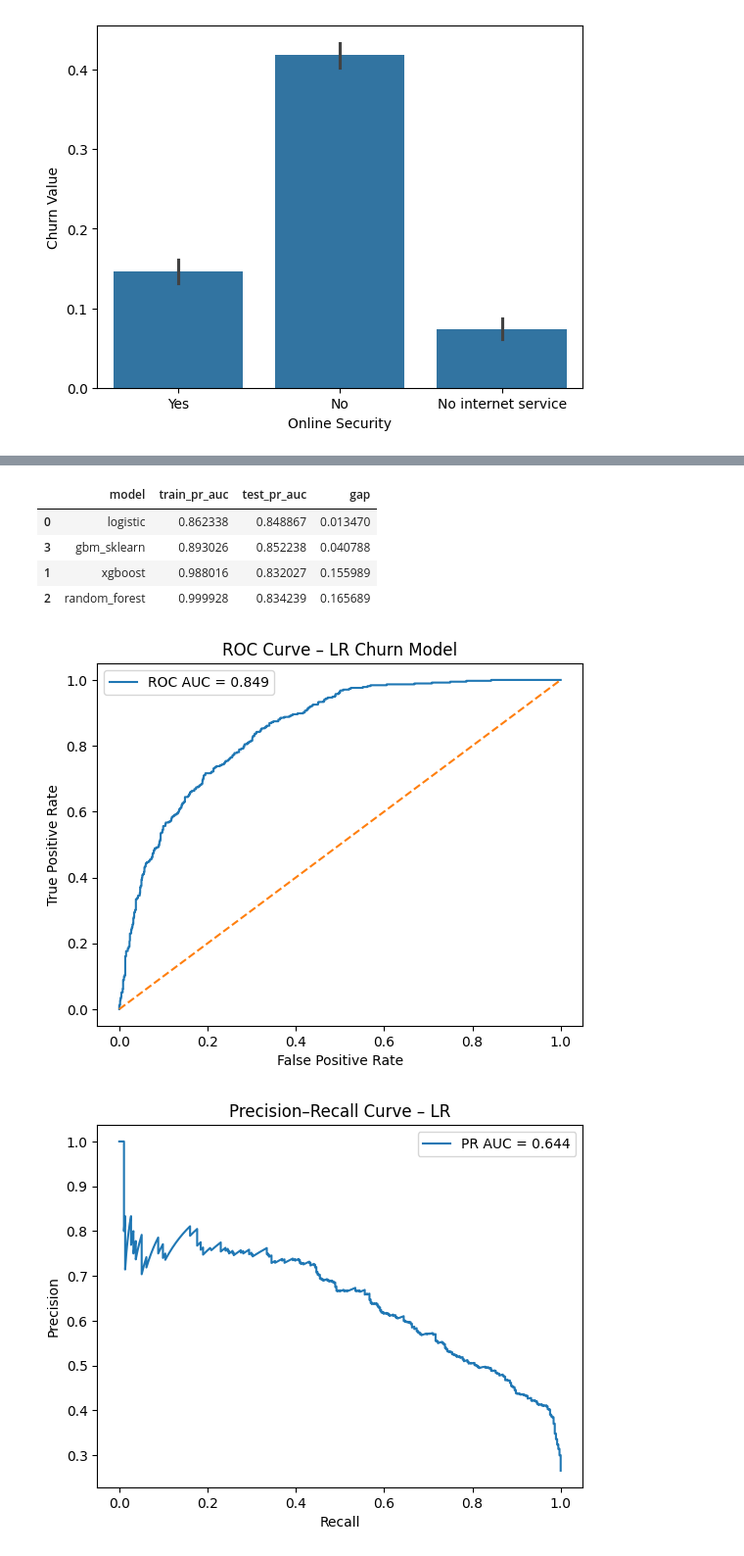
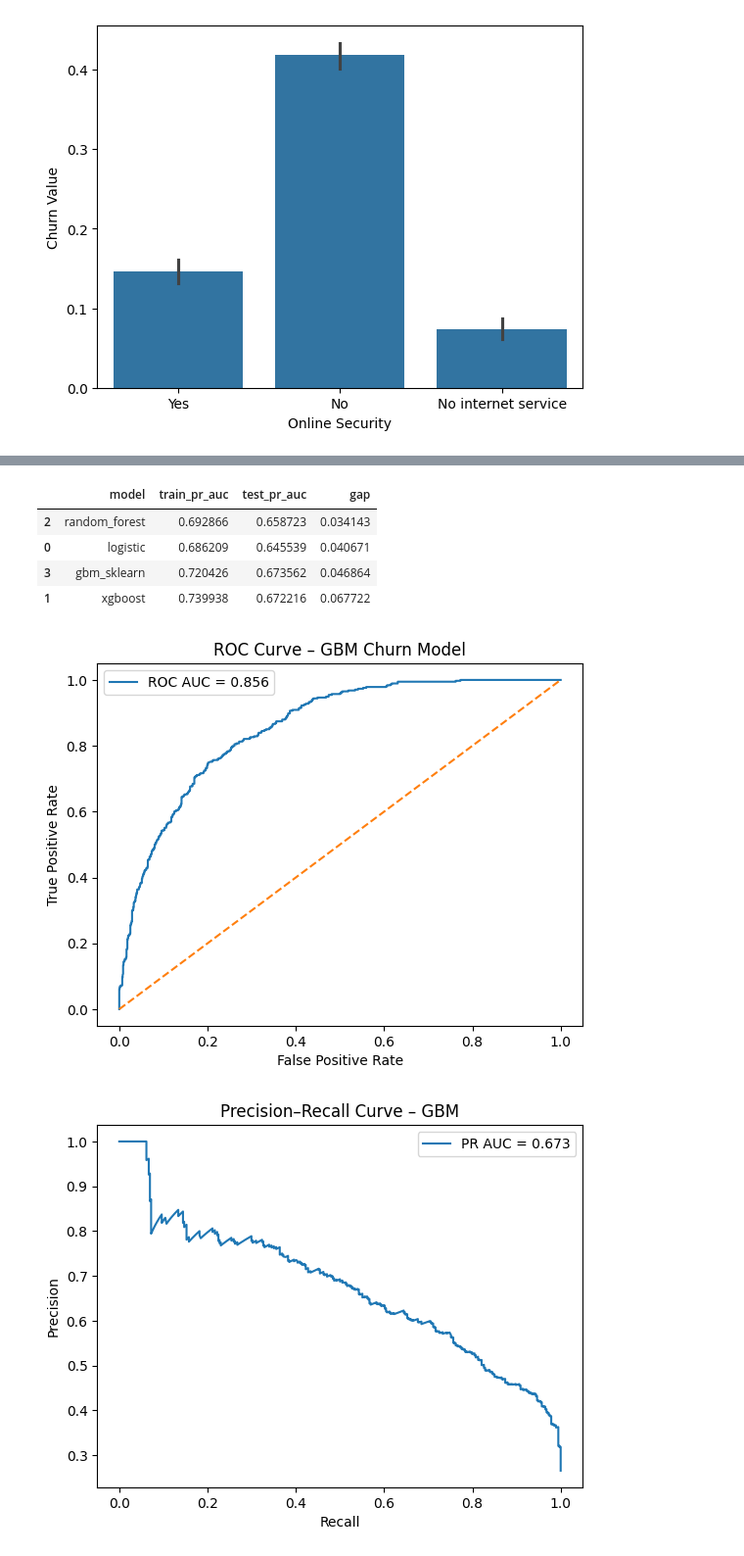
Before and after one commit to EvanW22/telco-churn-retention, a Jupyter notebook: notebooks/churn_analysis.ipynb, the cells around one changed output, grey strips where cells are left out. Shown at 98% size. Drawn from its saved outputs; the diff is of its cells as text; code cells hidden in the pictures.

Commit message:
adjusted models to correct overfitting and chose a new final model. Also started readme.

```diff
--- a/notebooks/churn_analysis.ipynb
+++ b/notebooks/churn_analysis.ipynb
@@ -158,4 +162,6 @@ pd.DataFrame(threshold_results).sort_values("recall", ascending=False)
 # %%
+from sklearn.metrics import average_precision_score
+
 stability = []
 
 for name, pipe in trained_pipelines.items():
@@ -164,55 +170,56 @@ for name, pipe in trained_pipelines.items():
 
     stability.append({
         "model": name,
-        "train_pr_auc": roc_auc_score(y_train, train_proba),
-        "test_pr_auc": roc_auc_score(y_test, test_proba),
-        "gap": roc_auc_score(y_train, train_proba) - roc_auc_score(y_test, test_proba)
+        "train_pr_auc": average_precision_score(y_train, train_proba),
+        "test_pr_auc": average_precision_score(y_test, test_proba),
+        "gap": average_precision_score(y_train, train_proba) -
+               average_precision_score(y_test, test_proba)
     })
 
 pd.DataFrame(stability).sort_values("gap")
 # %% [output]
 |  | model | train_pr_auc | test_pr_auc | gap |
-| 0 | logistic | 0.862338 | 0.848867 | 0.013470 |
-| 3 | gbm_sklearn | 0.893026 | 0.852238 | 0.040788 |
-| 1 | xgboost | 0.988016 | 0.832027 | 0.155989 |
-| 2 | random_forest | 0.999928 | 0.834239 | 0.165689 |
+| 2 | random_forest | 0.692866 | 0.658723 | 0.034143 |
+| 0 | logistic | 0.686209 | 0.645539 | 0.040671 |
+| 3 | gbm_sklearn | 0.720426 | 0.673562 | 0.046864 |
+| 1 | xgboost | 0.739938 | 0.672216 | 0.067722 |
 # %%
-final_model_name = "logistic"
+final_model_name = "gbm_sklearn"
 final_pipe = trained_pipelines[final_model_name]
 # %%
 from sklearn.metrics import roc_curve, precision_recall_curve, auc
 import matplotlib.pyplot as plt
 
 # Predict probabilities
 y_proba = final_pipe.predict_proba(X_test)[:, 1]
 
 # ROC Curve
 fpr, tpr, _ = roc_curve(y_test, y_proba)
 roc_auc = auc(fpr, tpr)
 
 plt.figure()
 plt.plot(fpr, tpr, label=f"ROC AUC = {roc_auc:.3f}")
 plt.plot([0, 1], [0, 1], linestyle="--")
 plt.xlabel("False Positive Rate")
 plt.ylabel("True Positive Rate")
-plt.title("ROC Curve – LR Churn Model")
+plt.title("ROC Curve – GBM Churn Model")
 plt.legend()
 plt.show()
 
 # Precision-Recall Curve
 precision, recall, _ = precision_recall_curve(y_test, y_proba)
 pr_auc = auc(recall, precision)
 
 plt.figure()
 plt.plot(recall, precision, label=f"PR AUC = {pr_auc:.3f}")
 plt.xlabel("Recall")
 plt.ylabel("Precision")
-plt.title("Precision–Recall Curve – LR")
+plt.title("Precision–Recall Curve – GBM")
 plt.legend()
 plt.show()
 # %% [output]
-[figure, old version]
+[figure, new version]
-[figure, old version]
+[figure, new version]
 # %%
 from sklearn.metrics import confusion_matrix, classification_report
 import numpy as np
```
Also changed, not shown: parts of 8 cells of this notebook, 2 other files.
